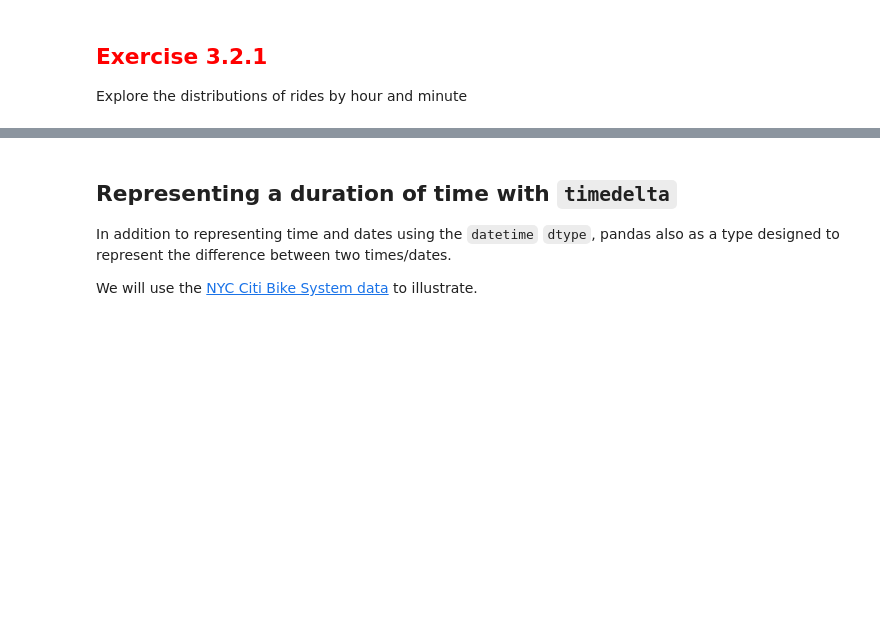
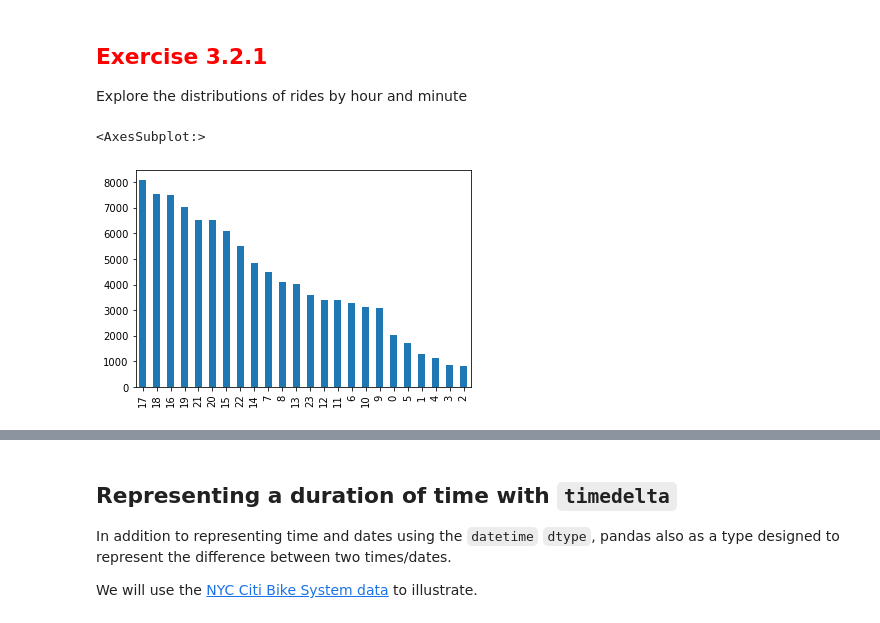
Before and after one commit to samwooden/module3_more_about_mutate, a Jupyter notebook: 3_2_working_with_dates.ipynb, the cells around one changed output, grey strips where cells are left out. Saved outputs shown, nothing was run; the diff lists cells and outputs as text; code cells hidden in the pictures; blank space fills up the shorter version.

```diff
--- a/3_2_working_with_dates.ipynb
+++ b/3_2_working_with_dates.ipynb
@@ -247,0 +246,5 @@ Explore the distributions of rides by hour and minute
+# %%
+uber_april.date.dt.hour.value_counts(sort=True).plot(kind='bar')
+# %% [output]
+<AxesSubplot:>
+[figure, added]
```
Also changed, not shown: parts of 18 cells of this notebook, 3 other files.
